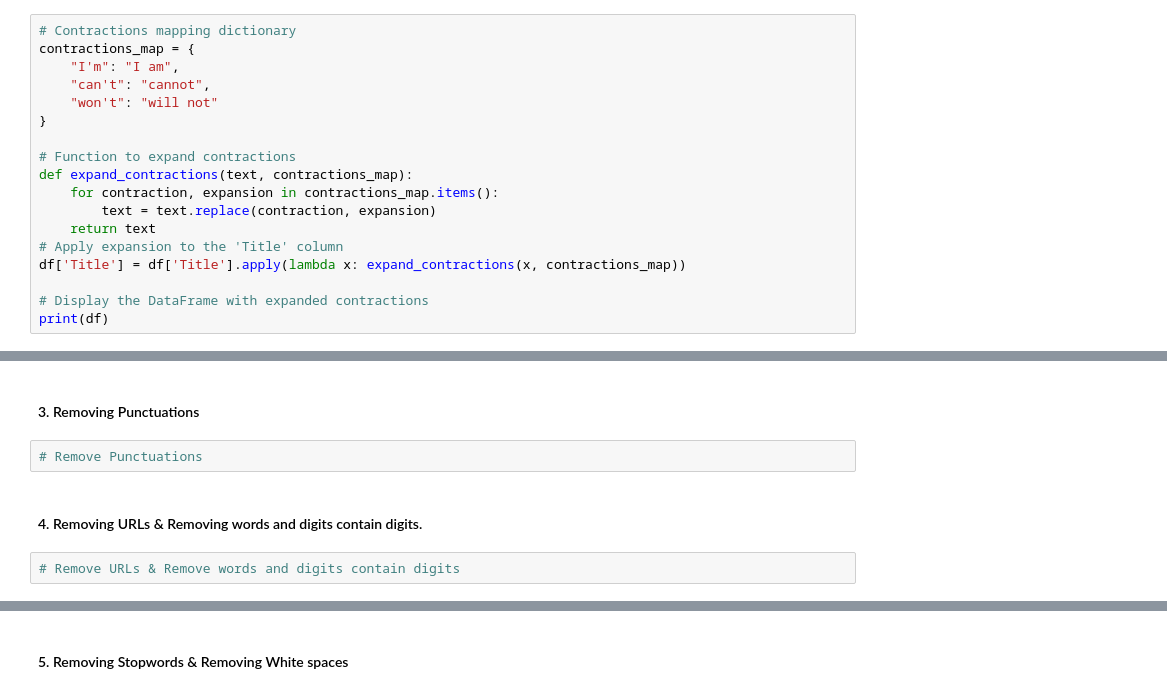
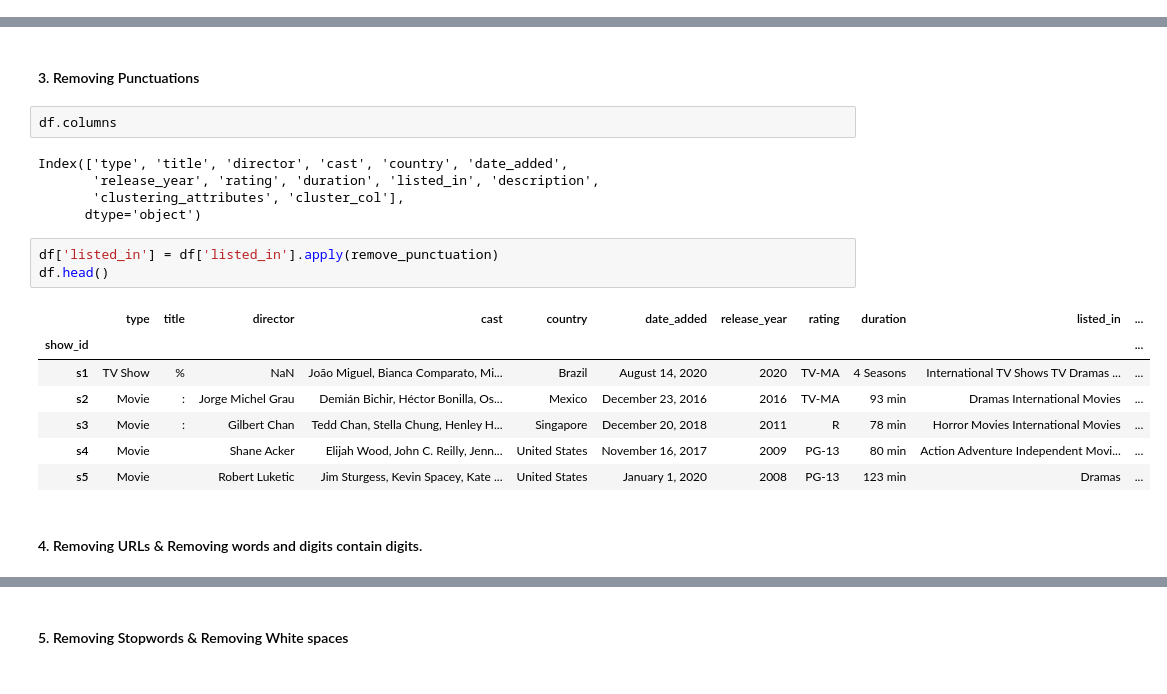
Before and after one commit to ash260498/-Datascience, a Jupyter notebook: Netflix_Movies_and_TV_shows_Clustering.ipynb, the cells around one changed output, grey strips where cells are left out. Cells and saved outputs as stored; diff of their text form.

```diff
--- a/Netflix_Movies_and_TV_shows_Clustering.ipynb
+++ b/Netflix_Movies_and_TV_shows_Clustering.ipynb
@@ -1448,18 +1448,0 @@ KeyError: ignored
-# %%
-# Contractions mapping dictionary
-contractions_map = {
-    "I'm": "I am",
-    "can't": "cannot",
-    "won't": "will not"
-}
-
-# Function to expand contractions
-def expand_contractions(text, contractions_map):
-    for contraction, expansion in contractions_map.items():
-        text = text.replace(contraction, expansion)
-    return text
-# Apply expansion to the 'Title' column
-df['Title'] = df['Title'].apply(lambda x: expand_contractions(x, contractions_map))
-
-# Display the DataFrame with expanded contractions
-print(df)
@@ -1476,8 +1466,22 @@ NameError: ignored
 # %% [markdown]
 #### 3. Removing Punctuations
-# %%
-# Remove Punctuations
+# %%
+df.columns
+# %% [output]
+Index(['type', 'title', 'director', 'cast', 'country', 'date_added',
+       'release_year', 'rating', 'duration', 'listed_in', 'description',
+       'clustering_attributes', 'cluster_col'],
+      dtype='object')
+# %%
+df['listed_in'] = df['listed_in'].apply(remove_punctuation)
+df.head()
+# %% [output]
+|  | type | title | director | cast | country | date_added | release_year | rating | duration | listed_in | ... |
+| show_id |  |  |  |  |  |  |  |  |  |  | ... |
+| s1 | TV Show | % | NaN | João Miguel, Bianca Comparato, Mi... | Brazil | August 14, 2020 | 2020 | TV-MA | 4 Seasons | International TV Shows TV Dramas ... | ... |
+| s2 | Movie | : | Jorge Michel Grau | Demián Bichir, Héctor Bonilla, Os... | Mexico | December 23, 2016 | 2016 | TV-MA | 93 min | Dramas International Movies | ... |
+| s3 | Movie | : | Gilbert Chan | Tedd Chan, Stella Chung, Henley H... | Singapore | December 20, 2018 | 2011 | R | 78 min | Horror Movies International Movies | ... |
+| s4 | Movie |  | Shane Acker | Elijah Wood, John C. Reilly, Jenn... | United States | November 16, 2017 | 2009 | PG-13 | 80 min | Action Adventure Independent Movi... | ... |
+| s5 | Movie |  | Robert Luketic | Jim Sturgess, Kevin Spacey, Kate ... | United States | January 1, 2020 | 2008 | PG-13 | 123 min | Dramas | ... |
 # %% [markdown]
 #### 4. Removing URLs & Removing words and digits contain digits.
-# %%
-# Remove URLs & Remove words and digits contain digits
```
Also changed, not shown: parts of 46 cells of this notebook.
